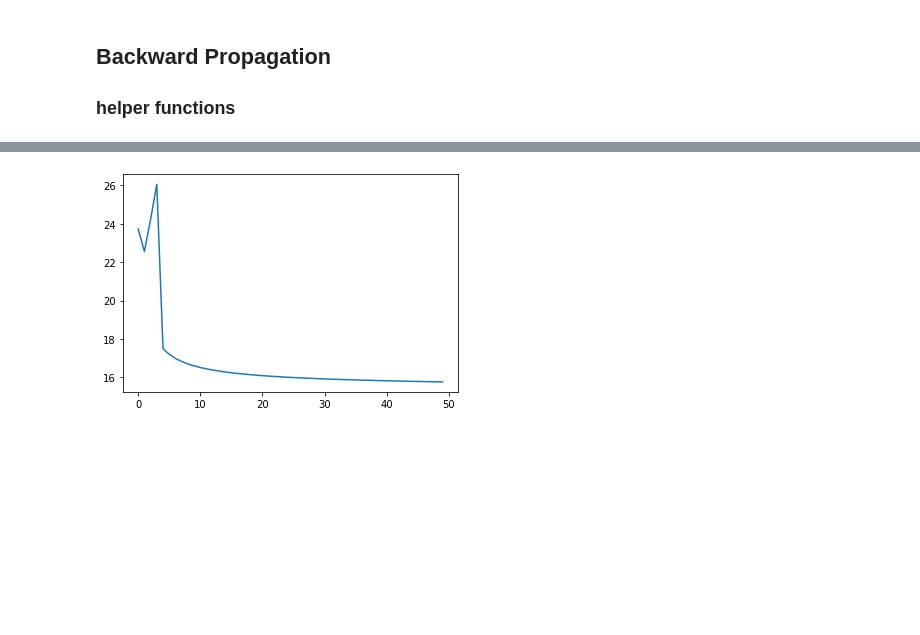
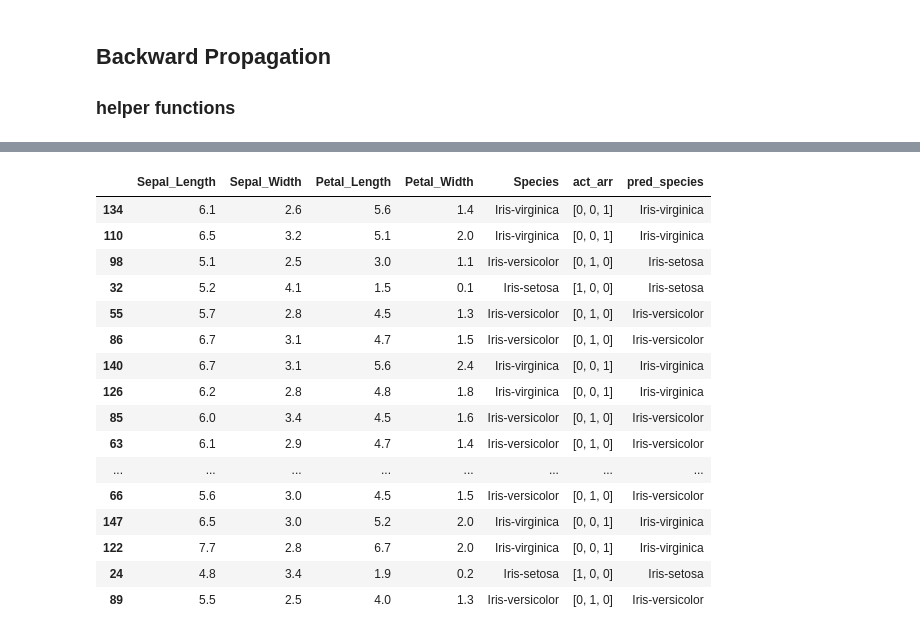
Before and after one commit to Huilin-Li/EasyAlgorithm, a Jupyter notebook: Nerual_Network_from_scratch_2features_3classification.ipynb, the cells around one changed output, grey strips where cells are left out. Drawn from its saved outputs; the diff is of its cells as text; code cells hidden in the pictures; blank space fills up the shorter version.

```diff
--- a/Nerual_Network_from_scratch_2features_3classification.ipynb
+++ b/Nerual_Network_from_scratch_2features_3classification.ipynb
@@ -339,5 +313,57 @@ CE total: 15.759402360743676
-# %%
-plt.plot(CE_total_list)
-plt.show()
-# %% [output]
-[figure, removed]
+# %%
+def prediction(X, nnet_paras, mapping=mapping):
+    # get parameters
+    Ws_InputLayer_HiddenLayer = nnet_paras['Ws_InputLayer_HiddenLayer']
+    Bs_HiddenLayer = nnet_paras['Bs_HiddenLayer']
+    Ws_HiddenLayer_OutputLayer = nnet_paras['Ws_HiddenLayer_OutputLayer']
+    Bs_OutputLayer = nnet_paras['Bs_OutputLayer']
+
+    # Hidden layer inputs
+    N_inputs = []
+    for w, b in zip(Ws_InputLayer_HiddenLayer.T, Bs_HiddenLayer):
+        N_input = sum(X*w) + b
+        N_inputs.append(N_input)
+        nnet['N_input'].append(N_input)
+    # Hidden layer outputs
+    N_outputs = [sigmoid(N_input) for N_input in N_inputs]
+    nnet['N_output'] = N_outputs
+
+    # Outputlayer inputs
+    O_inputs = []
+    for w, b in zip(Ws_HiddenLayer_OutputLayer.T, Bs_OutputLayer):
+        O_input = sum(N_outputs*w) + b
+        O_inputs.append(O_input)
+    # Outputlayer outputs = Pred
+    O_outputs = softmax(O_inputs)
+    pred_idx = np.argmax(O_outputs)
+    # reverse the mapping
+    res = dict((v,k) for k,v in mapping.items())
+
+    return res[pred_idx]
+# %%
+pred_species_test = []
+for index, row in test.iterrows():
+    X = row.iloc[:-2].tolist()
+    pred = prediction(X, nnet_paras)
+    pred_species_test.append(pred)
+
+test['pred_species'] = pred_species_test
+test
+# %% [output]
+|  | Sepal_Length | Sepal_Width | Petal_Length | Petal_Width | Species | act_arr | pred_species |
+| 134 | 6.1 | 2.6 | 5.6 | 1.4 | Iris-virginica | [0, 0, 1] | Iris-virginica |
+| 110 | 6.5 | 3.2 | 5.1 | 2.0 | Iris-virginica | [0, 0, 1] | Iris-virginica |
+| 98 | 5.1 | 2.5 | 3.0 | 1.1 | Iris-versicolor | [0, 1, 0] | Iris-setosa |
+| 32 | 5.2 | 4.1 | 1.5 | 0.1 | Iris-setosa | [1, 0, 0] | Iris-setosa |
+| 55 | 5.7 | 2.8 | 4.5 | 1.3 | Iris-versicolor | [0, 1, 0] | Iris-versicolor |
+| 86 | 6.7 | 3.1 | 4.7 | 1.5 | Iris-versicolor | [0, 1, 0] | Iris-versicolor |
+| 140 | 6.7 | 3.1 | 5.6 | 2.4 | Iris-virginica | [0, 0, 1] | Iris-virginica |
+| 126 | 6.2 | 2.8 | 4.8 | 1.8 | Iris-virginica | [0, 0, 1] | Iris-virginica |
+| 85 | 6.0 | 3.4 | 4.5 | 1.6 | Iris-versicolor | [0, 1, 0] | Iris-versicolor |
+| 63 | 6.1 | 2.9 | 4.7 | 1.4 | Iris-versicolor | [0, 1, 0] | Iris-versicolor |
+| ... | ... | ... | ... | ... | ... | ... | ... |
+| 66 | 5.6 | 3.0 | 4.5 | 1.5 | Iris-versicolor | [0, 1, 0] | Iris-versicolor |
+| 147 | 6.5 | 3.0 | 5.2 | 2.0 | Iris-virginica | [0, 0, 1] | Iris-virginica |
+| 122 | 7.7 | 2.8 | 6.7 | 2.0 | Iris-virginica | [0, 0, 1] | Iris-virginica |
+| 24 | 4.8 | 3.4 | 1.9 | 0.2 | Iris-setosa | [1, 0, 0] | Iris-setosa |
+| 89 | 5.5 | 2.5 | 4.0 | 1.3 | Iris-versicolor | [0, 1, 0] | Iris-versicolor |
```
Also changed, not shown: parts of 33 cells of this notebook.
